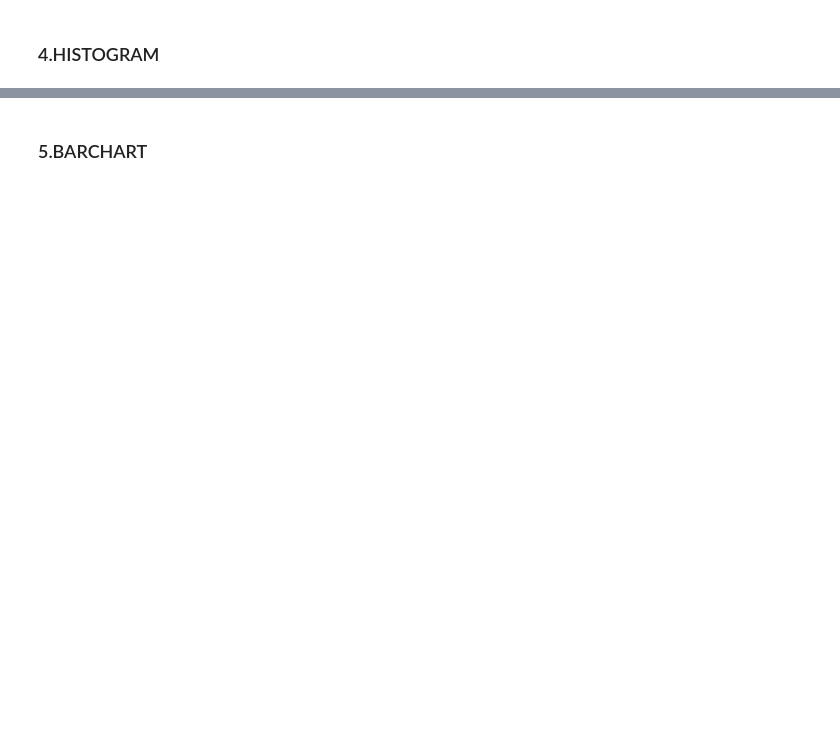
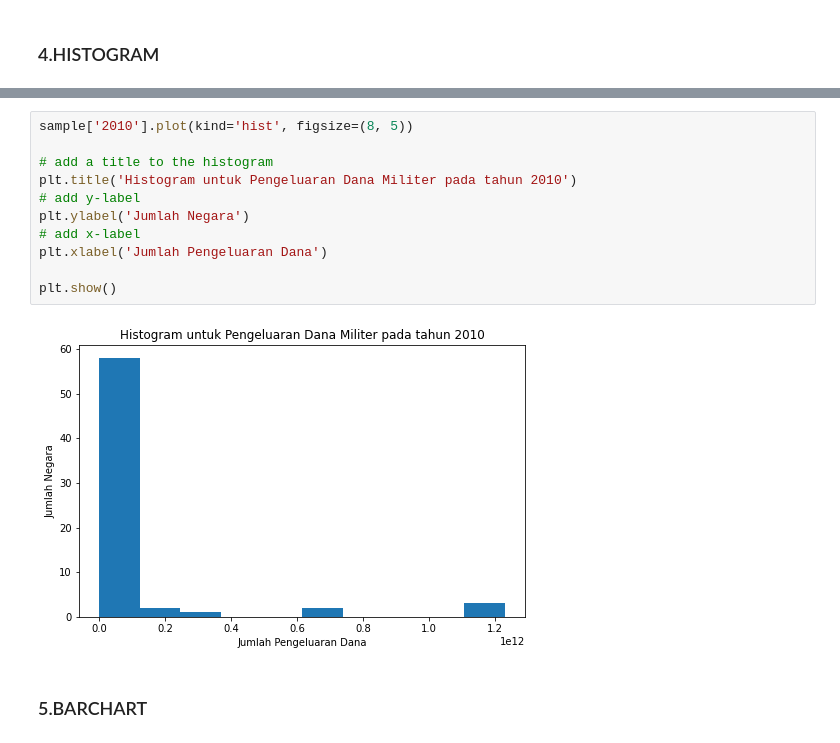
Before and after one commit to AbdulHafidh-AI/Praktikum-Visualisasi-Data, a Jupyter notebook: 2008107010056_AbdulHafidh_Tugas2.ipynb, the cells around one changed output, grey strips where cells are left out. Cells and saved outputs as stored; diff of their text form; blank space fills up the shorter version.

```diff
--- a/2008107010056_AbdulHafidh_Tugas2.ipynb
+++ b/2008107010056_AbdulHafidh_Tugas2.ipynb
@@ -252,2 +299,15 @@ plt.show()
+# %%
+sample['2010'].plot(kind='hist', figsize=(8, 5))
+
+# add a title to the histogram
+plt.title('Histogram untuk Pengeluaran Dana Militer pada tahun 2010')
+# add y-label
+plt.ylabel('Jumlah Negara')
+# add x-label
+plt.xlabel('Jumlah Pengeluaran Dana')
+
+plt.show()
+# %% [output]
+[figure, added]
 # %% [markdown]
 ### 5.BARCHART
```
Also changed, not shown: parts of 9 cells of this notebook.
